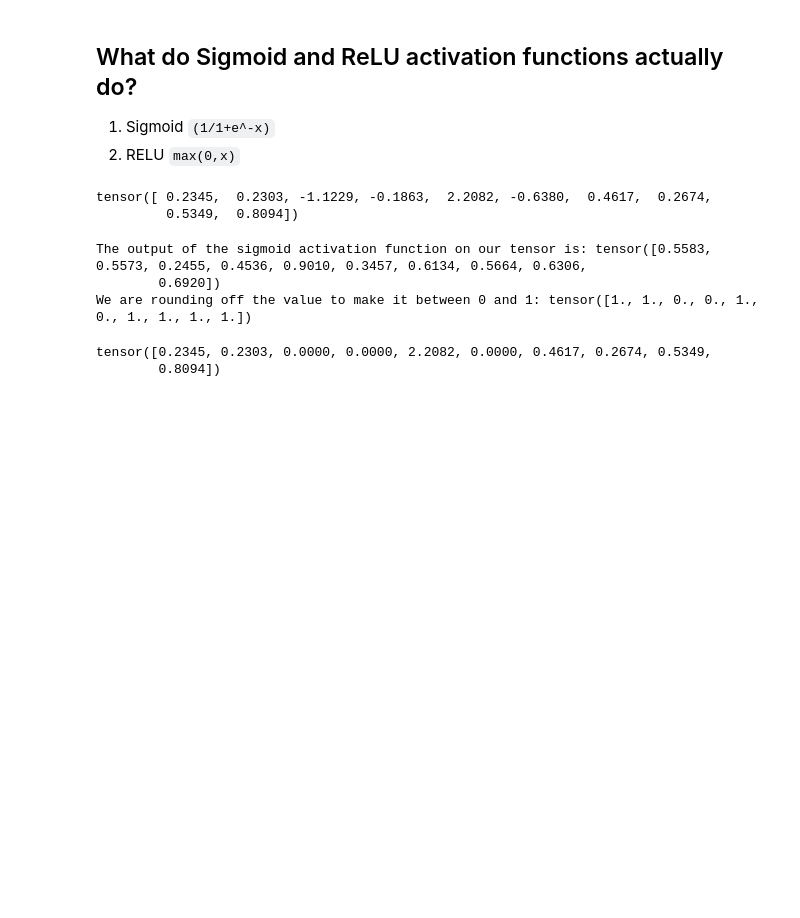
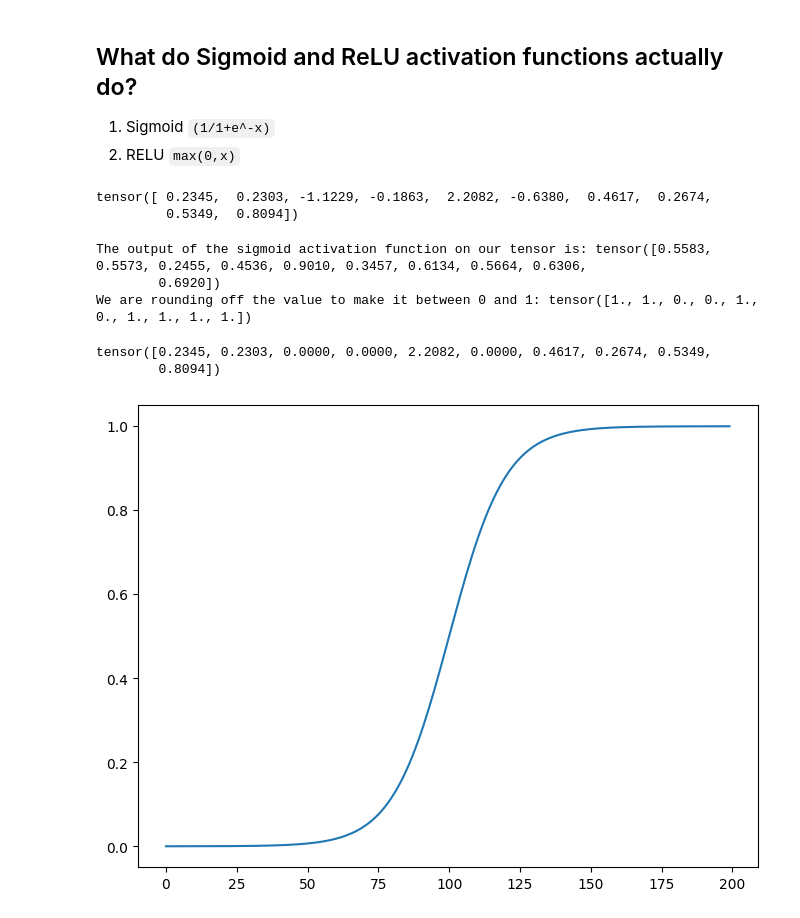
Before and after one commit to ahrarbinaslam/pytorch-tutorial, a Jupyter notebook: Neural_Network_Classification_with_PyTorch.ipynb, the cells around one changed output. Cells and saved outputs as stored; diff of their text form; code cells hidden in the pictures; blank space fills up the shorter version.

```diff
--- a/Neural_Network_Classification_with_PyTorch.ipynb
+++ b/Neural_Network_Classification_with_PyTorch.ipynb
@@ -490,3 +490,10 @@ RELU(tensor1)
 # %% [output]
 tensor([0.2345, 0.2303, 0.0000, 0.0000, 2.2082, 0.0000, 0.4617, 0.2674, 0.5349,
         0.8094])
+# %%
+tensor2=torch.arange(-10,10,0.1)
+plt.figure(figsize=(8,6))
+plt.plot(Sigmoid(tensor2))
+plt.show()
+# %% [output]
+[figure, added]
```
Also changed, not shown: parts of 25 cells of this notebook.
